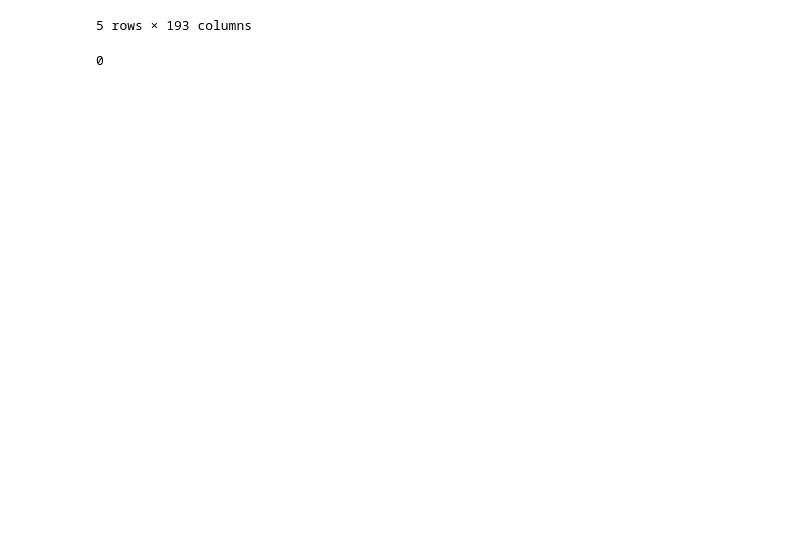
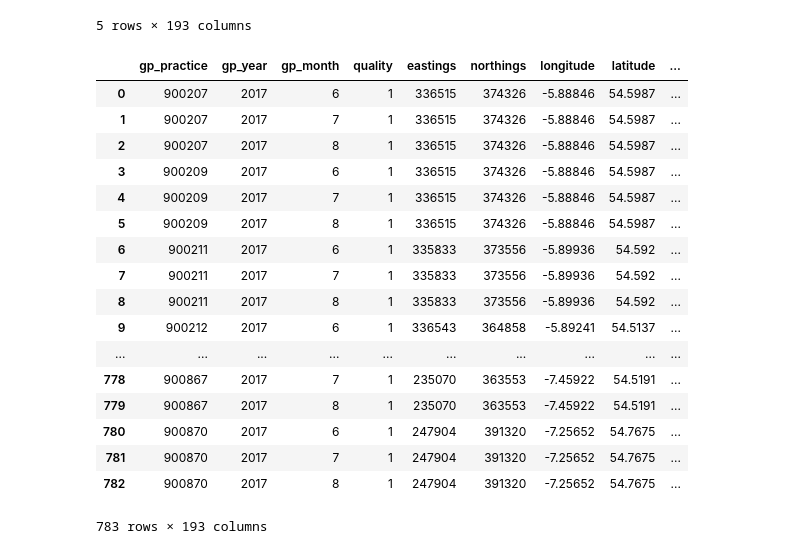
Before and after one commit to mlennox562/Data-Hackathon-2017, a Jupyter notebook: JupyterNotebooks/AllstateDataHackathon.ipynb, the cells around one changed output. Saved outputs shown, nothing was run; the diff lists cells and outputs as text; code cells hidden in the pictures; blank space fills up the shorter version.

```diff
--- a/JupyterNotebooks/AllstateDataHackathon.ipynb
+++ b/JupyterNotebooks/AllstateDataHackathon.ipynb
@@ -58,7 +58,7 @@ thoracic_surgery               6344
 urology                        6344
 Length: 192, dtype: int64
 # %%
-holdout = pd.read_csv(data_location + "\holdout.csv", header=0, index_col=0)
+holdout = pd.read_csv(data_location + "holdout.csv", header=0, index_col=0)
 # %%
 #check to see if holdout set shares the same col names as the dataset, so not all are shared by the results
 shared_col_names = np.intersect1d(np.asarray(list(holdout)), np.asarray(list(hack_data)))
@@ -198,7 +200,7 @@ processed_hack_df['record_id'] = list(range(processed_hack_df.shape[0]))
 # windows_path = 'C:/Users/srder/Documents/GitHub/ALlstate-Data-Hack-2017/input/datasets/train.csv'
 # processed_hack_df.to_csv(windows_path)
 # %%
-file_name = '/holdout.csv'
+file_name = 'holdout.csv'
 holdout_data = pd.read_csv(data_location + file_name, header=0, index_col=0)
 # %%
 holdout_data = holdout_data.drop(holdout_list, axis = 1)
@@ -216,7 +218,4 @@ for value in numeric_values:
 imputed_holdout_num = imputer.fit_transform(holdout_data[numeric_values])
 processed_holdout = np.concatenate((imputed_holdout_num, holdout_data[categoric_values].values), axis = 1)
 # %%
-
-pd.DataFrame(processed_holdout, columns = list(numeric_values + categoric_values)).isnull().sum().sum()
+processed_holdout_df = pd.DataFrame(processed_holdout, columns = list(numeric_values + categoric_values))
-# %% [output]
-0
@@ -222,0 +224,2 @@ pd.DataFrame(processed_holdout, columns = list(numeric_values + categoric_values
+# %%
+processed_holdout_df['record_id'] = list(range(processed_holdout_df.shape[0]))
@@ -222,0 +228,21 @@ pd.DataFrame(processed_holdout, columns = list(numeric_values + categoric_values
+# %%
+processed_holdout_df
+# %% [output]
+|  | gp_practice | gp_year | gp_month | quality | eastings | northings | longitude | latitude | ... |
+| 0 | 900207 | 2017 | 6 | 1 | 336515 | 374326 | -5.88846 | 54.5987 | ... |
+| 1 | 900207 | 2017 | 7 | 1 | 336515 | 374326 | -5.88846 | 54.5987 | ... |
+| 2 | 900207 | 2017 | 8 | 1 | 336515 | 374326 | -5.88846 | 54.5987 | ... |
+| 3 | 900209 | 2017 | 6 | 1 | 336515 | 374326 | -5.88846 | 54.5987 | ... |
+| 4 | 900209 | 2017 | 7 | 1 | 336515 | 374326 | -5.88846 | 54.5987 | ... |
+| 5 | 900209 | 2017 | 8 | 1 | 336515 | 374326 | -5.88846 | 54.5987 | ... |
+| 6 | 900211 | 2017 | 6 | 1 | 335833 | 373556 | -5.89936 | 54.592 | ... |
+| 7 | 900211 | 2017 | 7 | 1 | 335833 | 373556 | -5.89936 | 54.592 | ... |
+| 8 | 900211 | 2017 | 8 | 1 | 335833 | 373556 | -5.89936 | 54.592 | ... |
+| 9 | 900212 | 2017 | 6 | 1 | 336543 | 364858 | -5.89241 | 54.5137 | ... |
+| ... | ... | ... | ... | ... | ... | ... | ... | ... | ... |
+| 778 | 900867 | 2017 | 7 | 1 | 235070 | 363553 | -7.45922 | 54.5191 | ... |
+| 779 | 900867 | 2017 | 8 | 1 | 235070 | 363553 | -7.45922 | 54.5191 | ... |
+| 780 | 900870 | 2017 | 6 | 1 | 247904 | 391320 | -7.25652 | 54.7675 | ... |
+| 781 | 900870 | 2017 | 7 | 1 | 247904 | 391320 | -7.25652 | 54.7675 | ... |
+| 782 | 900870 | 2017 | 8 | 1 | 247904 | 391320 | -7.25652 | 54.7675 | ... |
+783 rows × 193 columns
```
Also changed, not shown: parts of 7 cells of this notebook, 5 other files.
